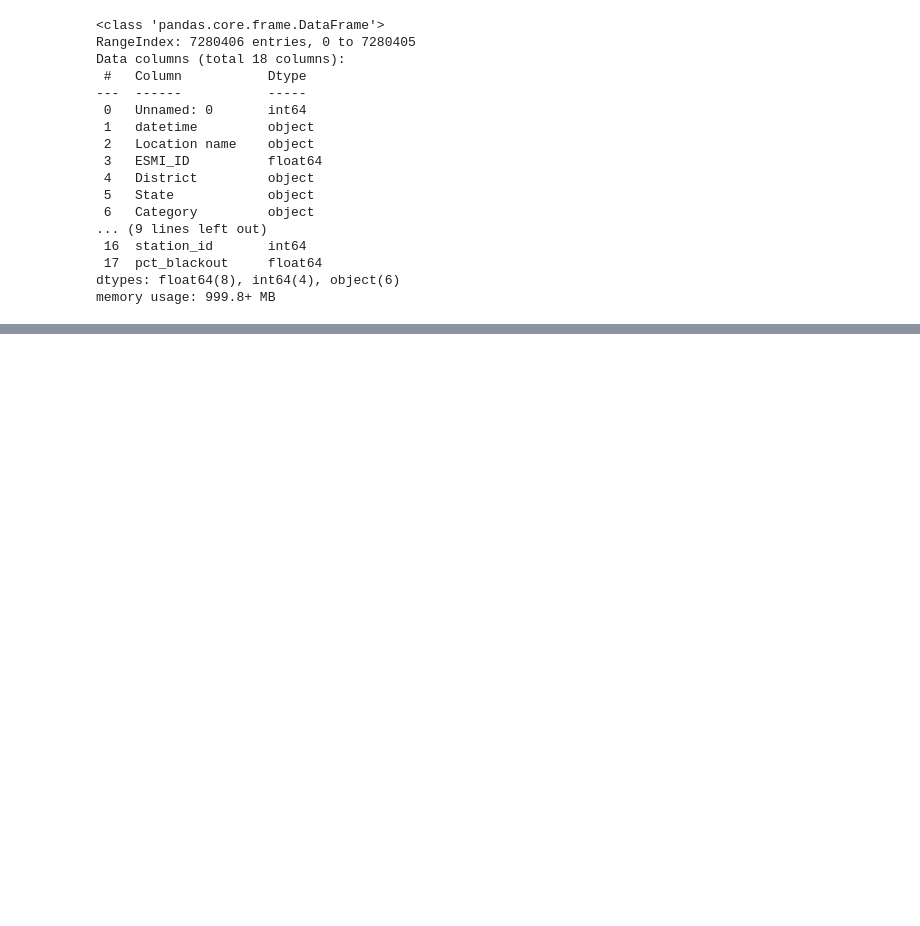
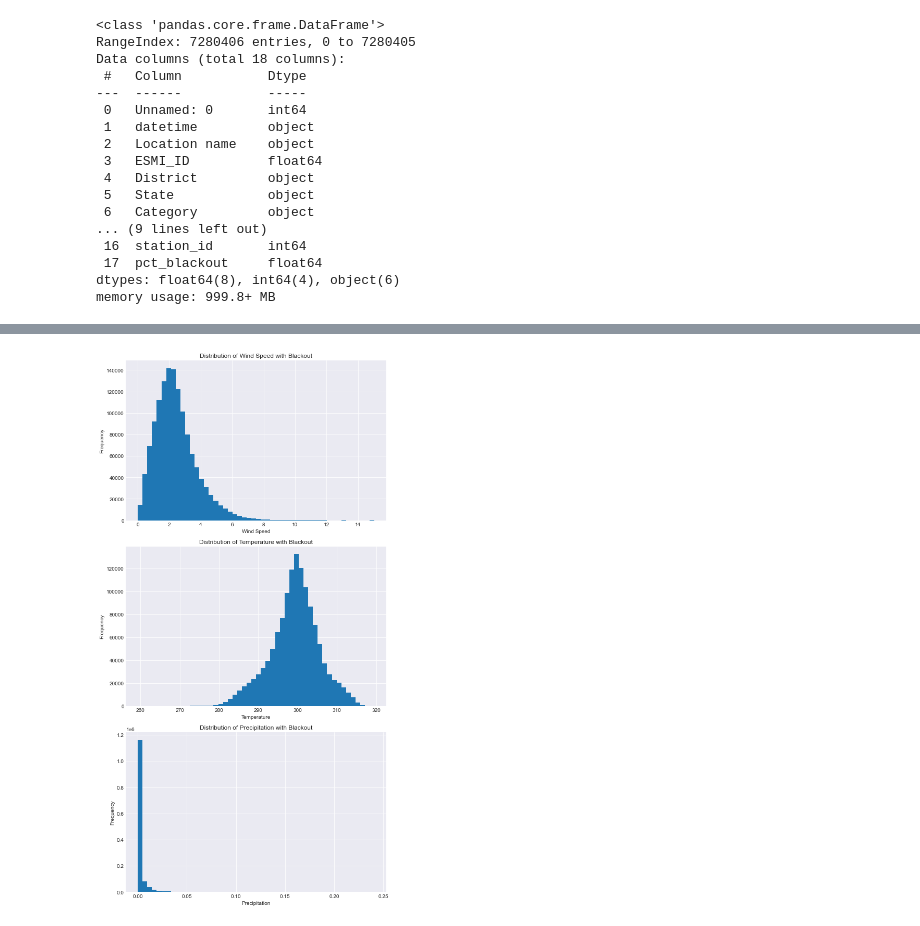
Before and after one commit to jesuslovesyiyi/Resilient_energy_network, a Jupyter notebook: data_preparation/current/7_EDA_Blackout.ipynb, the cells around one changed output, grey strips where cells are left out. Cells and saved outputs as stored; diff of their text form; code cells hidden in the pictures; blank space fills up the shorter version.

```diff
--- a/data_preparation/current/7_EDA_Blackout.ipynb
+++ b/data_preparation/current/7_EDA_Blackout.ipynb
@@ -398,0 +581,27 @@ memory usage: 999.8+ MB
+# %%
+
+fig, axs = plt.subplots(3, 1, figsize=(8, 15))
+
+df_final_blackout['wind_speed'].hist(bins=50, ax=axs[0])
+axs[0].set_title('Distribution of Wind Speed with Blackout')
+axs[0].set_xlabel('Wind Speed')
+axs[0].set_ylabel('Frequency')
+axs[0].grid(True)
+
+df_final_blackout['t2m'].hist(bins=50, ax=axs[1])
+axs[1].set_title('Distribution of Temperature with Blackout')
+axs[1].set_xlabel('Temperature')
+axs[1].set_ylabel('Frequency')
+axs[1].grid(True)
+
+df_final_blackout['tp'].hist(bins=50, ax=axs[2])
+axs[2].set_title('Distribution of Precipitation with Blackout')
+axs[2].set_xlabel('Precipitation')
+axs[2].set_ylabel('Frequency')
+axs[2].grid(True)
+
+plt.tight_layout()
+
+plt.savefig('hist_wind_temperature_precipitation_blackout.png', dpi=600)
+# %% [output]
+[figure, added]
```
Also changed, not shown: parts of 20 cells of this notebook.
